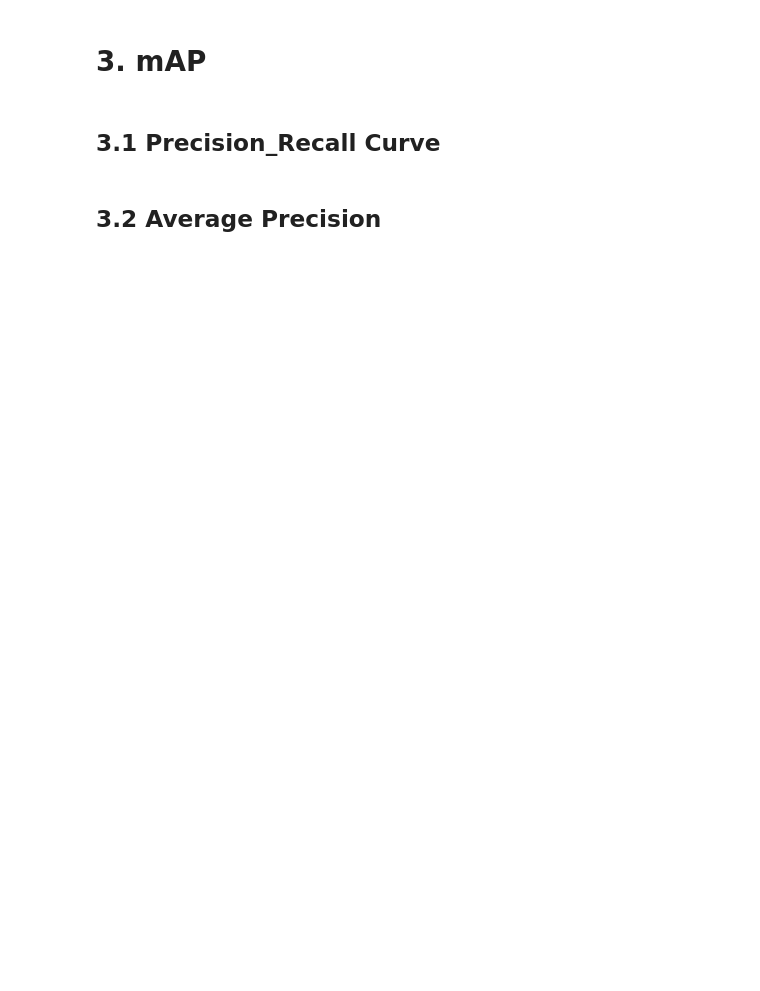
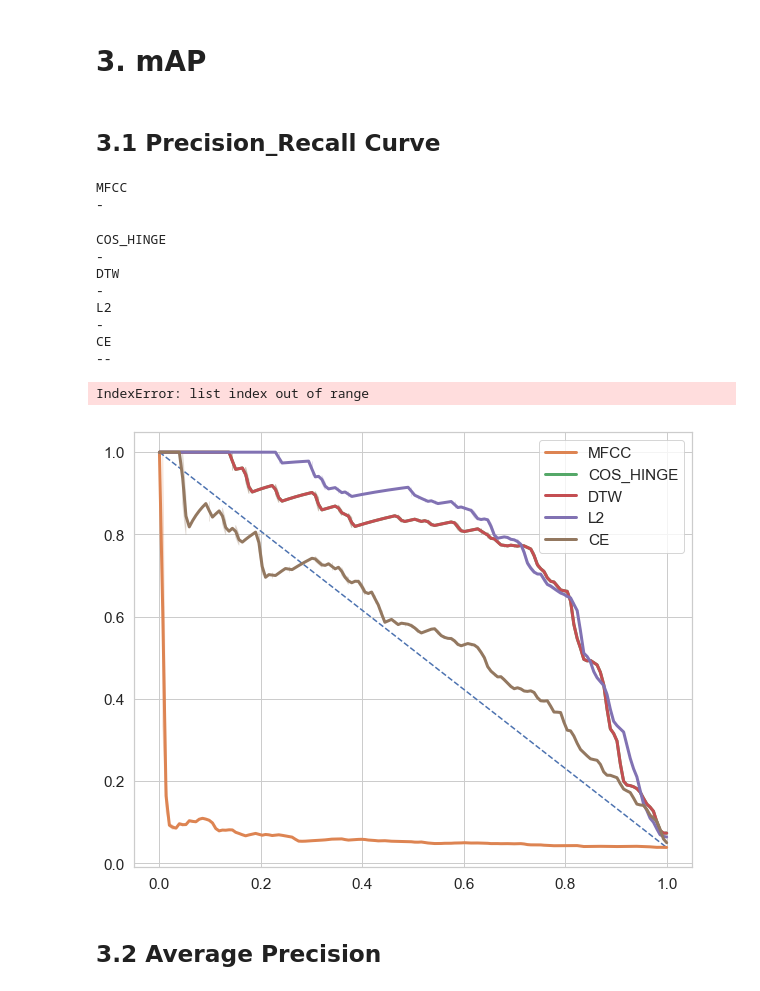
Before and after one commit to qdenisq/SpeechAcquisitionModel, a Jupyter notebook: src/dtw/mAP.ipynb, the cells around one changed output. Drawn from its saved outputs; the diff is of its cells as text; code cells hidden in the pictures; blank space fills up the shorter version.

```diff
--- a/src/dtw/mAP.ipynb
+++ b/src/dtw/mAP.ipynb
@@ -152,22 +152,23 @@ dists.append(mfcc_dtw_dist)
 # 2. Improving DTW using latent variables from LSTM classifier as a signal
 # %%
 # load nn
+
 nn_ce = r'C:\Study\SpeechAcquisitionModel\reports\seamise_net_01_09_2020_05_52_PM\net_43000_0.921875.net'
-nn_ce_l2 = r'C:\Study\SpeechAcquisitionModel\reports\seamise_net_01_15_2020_04_09_PM\net_2000_0.9453125.net'
+nn_ce_l2 = r'C:\Study\SpeechAcquisitionModel\reports\seamise_net_01_18_2020_03_58_PM\net_9500_0.9609375.net'
 nn_ce_dtw = r'C:\Study\SpeechAcquisitionModel\reports\seamise_net_01_13_2020_03_27_PM\net_49000_0.9140625.net'
 nn_ce_cos = r'C:\Study\SpeechAcquisitionModel\reports\seamise_net_01_15_2020_03_09_PM\net_1981_0.9453125.net'
 
 nn_dtw = r'C:\Study\SpeechAcquisitionModel\reports\seamise_net_01_17_2020_08_47_PM\net_44000_0.0546875.net'
-nn_cos_hinge = r'C:\Study\SpeechAcquisitionModel\reports\seamise_net_01_17_2020_04_00_PM\net_30500_0.046875.net'
-
+nn_cos_hinge = r'C:\Study\SpeechAcquisitionModel\reports\seamise_net_01_17_2020_04_00_PM\net_15500_0.0546875.net'
+nn_l2 = r'C:\Study\SpeechAcquisitionModel\reports\seamise_net_01_18_2020_01_26_PM\net_15500_0.046875.net'
 # net_237_0.10546875
 
-nn_fnames = [nn_ce_l2, nn_ce_cos, nn_ce_dtw, nn_dtw, nn_cos_hinge]
-nn_names = ['CE+L2', 'CE+COS_HINGE', 'CE+DTW', 'DTW', 'COS_HINGE']
+nn_fnames = [nn_cos_hinge, nn_dtw, nn_l2, nn_ce, nn_ce_l2, nn_ce_cos, nn_ce_dtw]
+nn_names = ['COS_HINGE', 'DTW', 'L2', 'CE', 'CE+L2', 'CE+COS_HINGE', 'CE+DTW']
 
 
-nn_fnames = [nn_cos_hinge, nn_dtw]
-nn_names = ["COS_HINGE", 'DTW']
+# nn_fnames = [nn_cos_hinge, nn_dtw]
+# nn_names = ["COS_HINGE", 'DTW']
 
 model_names = ['MFCC']
 model_names.extend(nn_names)
@@ -240,6 +241,8 @@ for i in range(len(nn_fnames)):
 
         dtw_dist = np.array(dtw_z)
         dists.append(dtw_dist)
+
+        del z, z1, _
 # %% [output]
 ############################################################################
 # Model COS_HINGE
@@ -261,23 +277,36 @@ for i in range(len(nn_fnames)):
 # %%
 plt.figure(figsize=(10,8))
 
 # no skill model
 precision, recall, _ = precision_recall_curve(y_true, np.zeros(len(y_true)), pos_label=1)
 ax = sns.lineplot(recall, precision)
 ax.lines[0].set_linestyle("--")
 
 
 for i in range(len(model_names)):
     precision, recall, thresholds = precision_recall_curve(y_true, -dists[i], pos_label=1)
     print(model_names[i])
     if model_names[i].startswith('CE'):
         st = '--'
     else:
         st = '-'
     print(st)
-    sns.lineplot(recall, precision, label=model_names[i], linewidth=3, dashes=st)
+    sns.lineplot(recall, precision, label=model_names[i], linewidth=3
 plt.legend(bbox_to_anchor=(1.05, 1), loc=2)
 plt.show()
+# %% [output]
+MFCC
+-
+COS_HINGE
+-
+DTW
+-
+L2
+-
+CE
+--
+IndexError: list index out of range
+[figure, added]
 # %% [markdown]
 ## 3.2 Average Precision
 # %%
```
Also changed, not shown: parts of 3 cells of this notebook, 2 other files.
